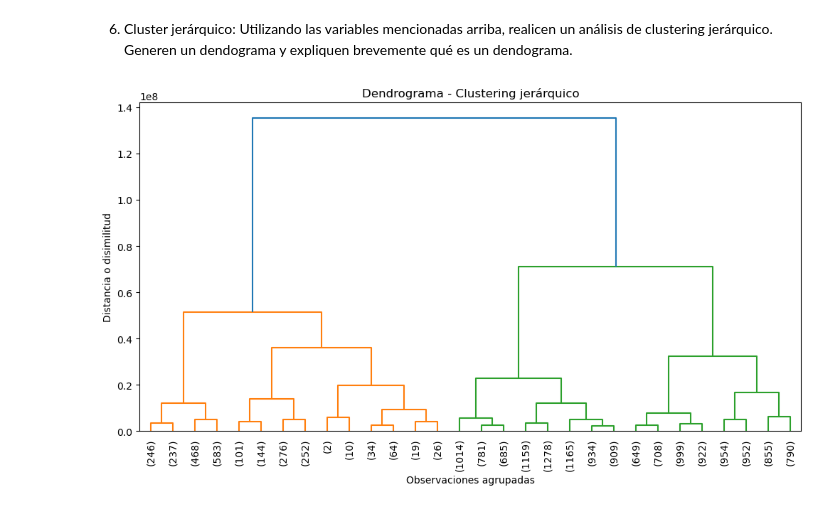
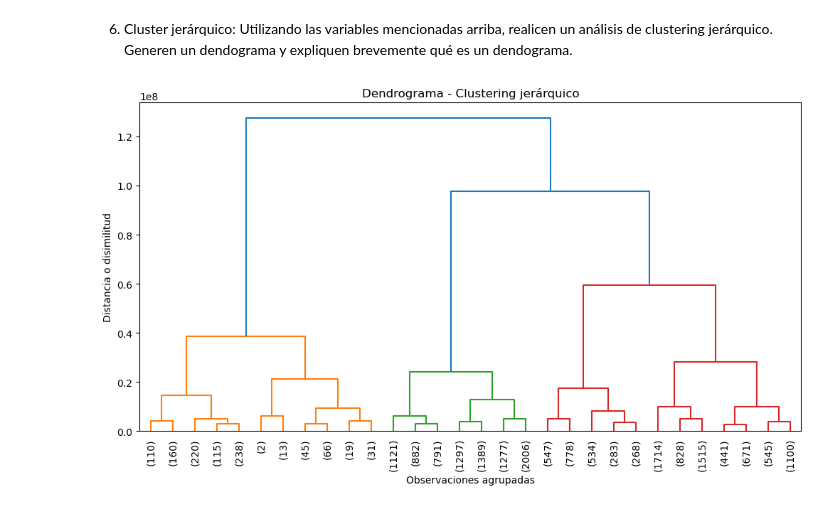
Before and after one commit to RafaelPCh/BigDataUBA-Grupo3, a Jupyter notebook: TP3/TP3_vfin_1.ipynb, the cells around one changed output. Saved outputs shown, nothing was run; the diff lists cells and outputs as text; code cells hidden in the pictures.

```diff
--- a/TP3/TP3_vfin_1.ipynb
+++ b/TP3/TP3_vfin_1.ipynb
@@ -1146,4 +1146,7 @@ B. Cluster
 # %% [markdown]
 a.   Corran el algoritmo con k=2, k=4 y k=10 usando n_init = 20, y grafiquen los resultados usando edad e ingreso familiar. Interprétenlos ¿Puede el algoritmo con k=2 separar correctamente a las personas pobres y no pobres en su región?
 # %%
-X = MnS_Data[['Edad', 'Ingreso']].dropna()  # eliminamos filas con nulos si las hubiera
+## Al utilizar variables que contienen todos los individuos armo nuevamente la vase de datos
+X = union_eph[['CH06', 'ITF_05_25']].dropna()
+X.columns = ['Edad','Ingreso']
+X
@@ -1171,8 +1188,6 @@ plt.show()
 # %% [markdown]
 b.	Grafique alguna medida de disimilitud para k=1 hasta k=10. Usando la inspección visual de Elbow ¿cuál sería el número óptimo de clusters en su región? ¿Dicha cantidad de grupos nos ayudaría a distinguir entre pobres y no pobres o entre distintas clases socioeconómicas?
 # %%
-X = MnS_Data[['Edad', 'Ingreso']].dropna()
-
 inertias = []
 K = range(1, 11)
 
@@ -1193,18 +1208,15 @@ plt.show()
 # %% [markdown]
 6.	Cluster jerárquico: Utilizando las variables mencionadas arriba, realicen un análisis de clustering jerárquico. Generen un dendograma y expliquen brevemente qué es un dendograma.
 # %%
-# Selecciono las variables del análisis
-X = MnS_Data[['Edad', 'Ingreso']].dropna()
-
 # Calculo la matriz de ligamiento
 Z = linkage(X, method='ward')
 
 # Genero el dendrograma
 plt.figure(figsize=(12, 6))
 dendrogram(Z, truncate_mode='lastp', p=30, leaf_rotation=90, leaf_font_size=10)
 plt.title('Dendrograma - Clustering jerárquico')
 plt.xlabel('Observaciones agrupadas')
 plt.ylabel('Distancia o disimilitud')
 plt.show()
 # %% [output]
-[figure, old version]
+[figure, new version]
```
Also changed, not shown: parts of 3 cells of this notebook.
